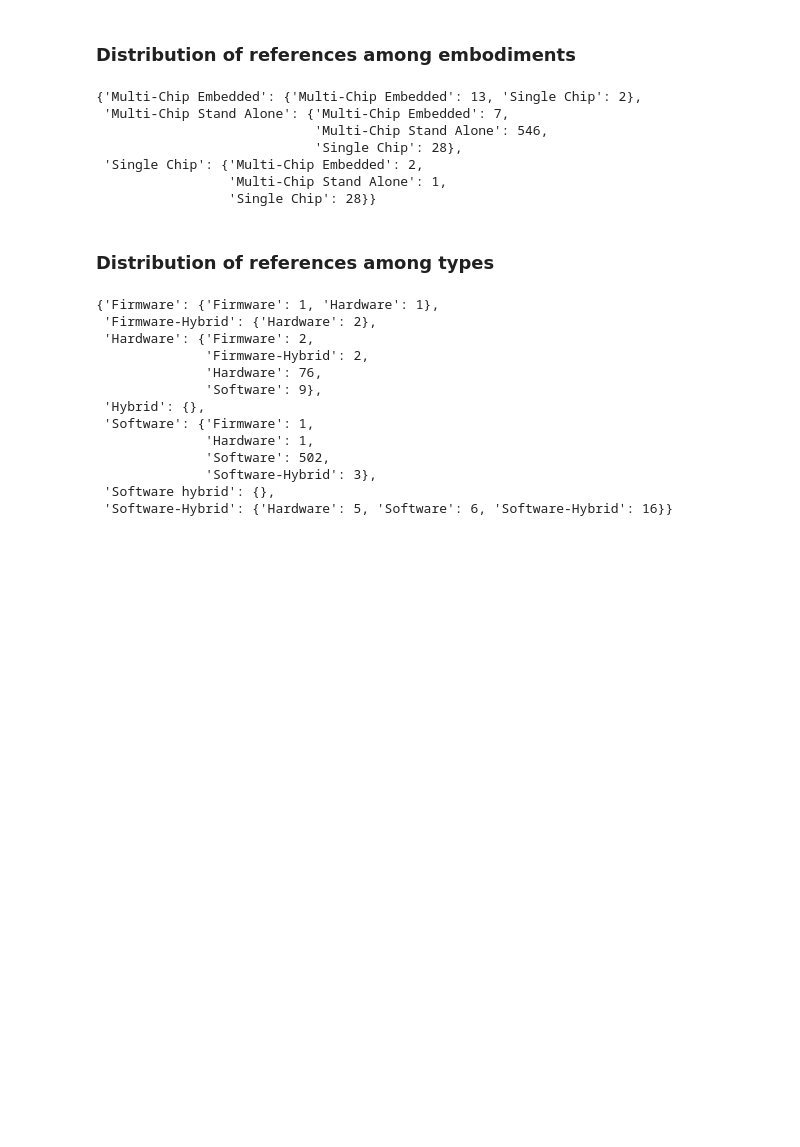
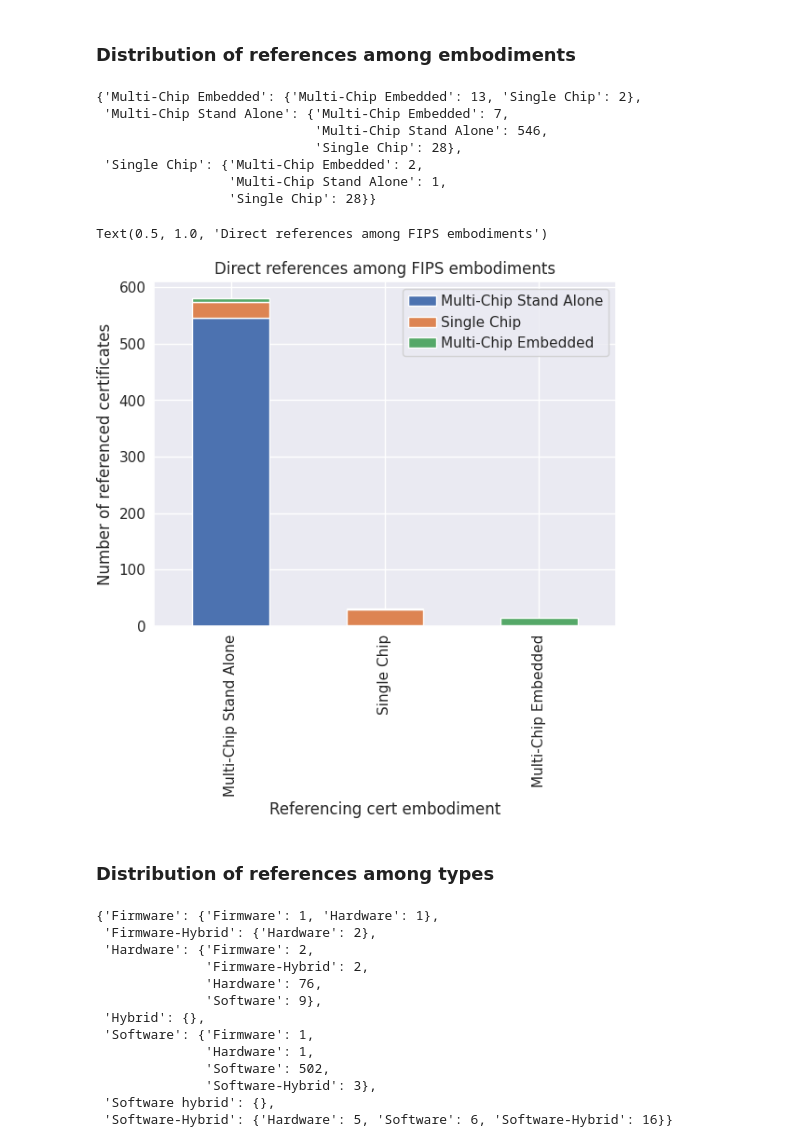
Before and after one commit to crocs-muni/sec-certs, a Jupyter notebook: notebooks/fips/references.ipynb, the cells around one changed output. Cells and saved outputs as stored; diff of their text form; code cells hidden in the pictures; blank space fills up the shorter version.

Commit message:
feat: Added barplots for cert type and embodiment

```diff
--- a/notebooks/fips/references.ipynb
+++ b/notebooks/fips/references.ipynb
@@ -19,8 +19,8 @@ from pandas.core.frame import DataFrame
 from typing import Callable
 
 
-%matplotlib inline
-matplotlib.use("pgf")
+#%matplotlib inline
+#matplotlib.use("pgf")
 sns.set_theme(style='white')
 plt.rcParams["axes.linewidth"] = 0.5
 plt.rcParams["legend.fontsize"] = 6.5
@@ -34,10 +34,10 @@ plt.rcParams["xtick.bottom"] = True
 plt.rcParams['xtick.major.size'] = 5
 plt.rcParams['xtick.major.width'] = 0.5
 plt.rcParams['xtick.major.pad'] = 0
-plt.rcParams["pgf.texsystem"] = "pdflatex"
+# plt.rcParams["pgf.texsystem"] = "pdflatex"
 plt.rcParams["font.family"] = "serif"
-plt.rcParams["text.usetex"] = True
-plt.rcParams["pgf.rcfonts"] = False
+# plt.rcParams["text.usetex"] = True
+# plt.rcParams["pgf.rcfonts"] = False
 plt.rcParams["axes.titlesize"] = 8
 plt.rcParams["legend.handletextpad"] = 0.3
 plt.rcParams['lines.markersize'] = 4
@@ -249,6 +249,16 @@ pprint(final_embodiment_statistics)
  'Single Chip': {'Multi-Chip Embedded': 2,
                  'Multi-Chip Stand Alone': 1,
                  'Single Chip': 28}}
+# %%
+embodiment_df = pd.DataFrame(final_embodiment_statistics).fillna(0).astype(int).transpose()
+embodiment_df.plot(kind='bar', stacked=True)
+
+plt.xlabel("Referencing cert embodiment")
+plt.ylabel("Number of referenced certificates")
+plt.title("Direct references among FIPS embodiments")
+# %% [output]
+Text(0.5, 1.0, 'Direct references among FIPS embodiments')
+[figure, added]
 # %% [markdown]
 ### Distribution of references among types
 # %%
```
Also changed, not shown: parts of 9 cells of this notebook.
